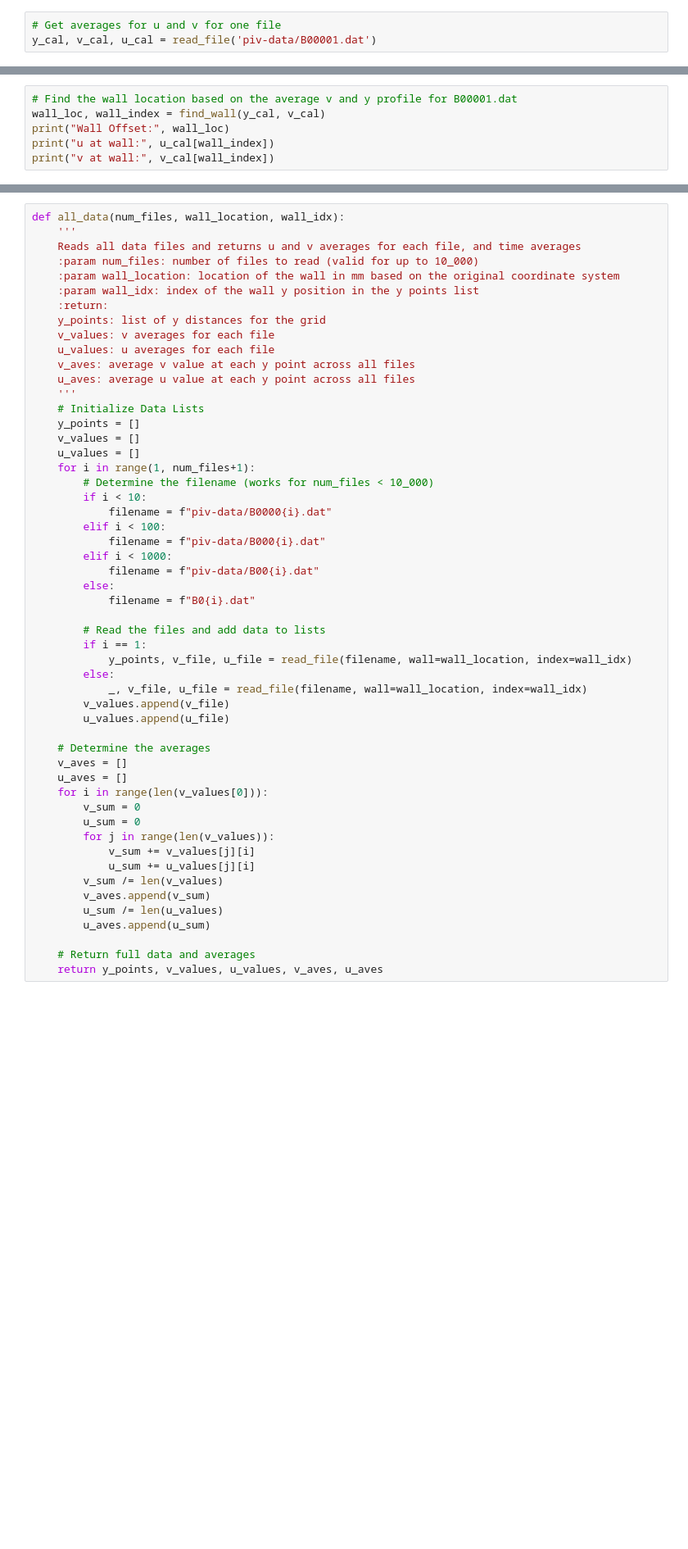
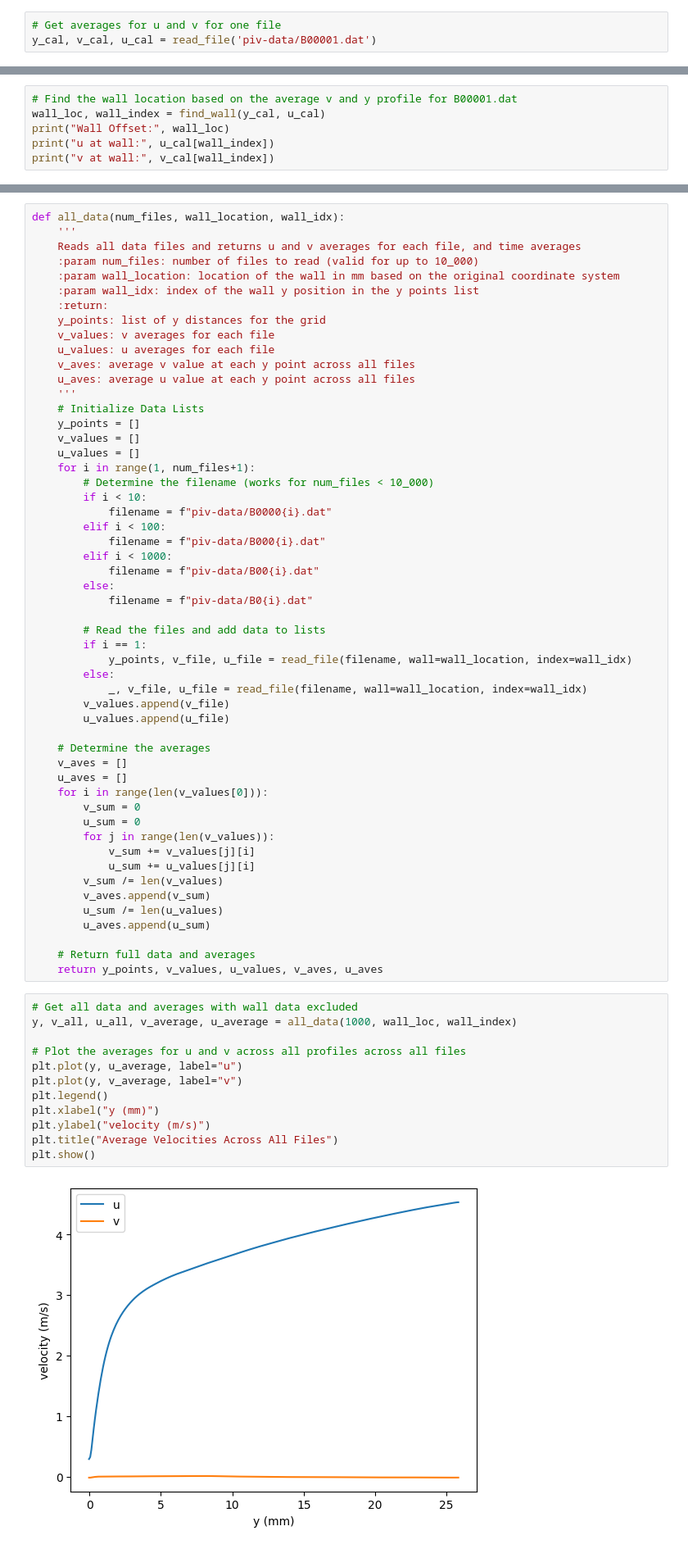
Before and after one commit to Jagardiner97/Boundary-Layers, a Jupyter notebook: Boundary Layers/BL Final Project/turbulent-characterization.ipynb, the cells around one changed output, grey strips where cells are left out. Shown: that part at 82% size. Saved outputs shown, nothing was run; the diff lists cells and outputs as text; blank space fills up the shorter version.

Commit message:
ran all data averaging and updated plots

```diff
--- a/Boundary Layers/BL Final Project/turbulent-characterization.ipynb
+++ b/Boundary Layers/BL Final Project/turbulent-characterization.ipynb
@@ -124,7 +125,7 @@ def find_wall(y_values, v_values):
     return y_values[min_index], min_index
 # %%
 # Find the wall location based on the average v and y profile for B00001.dat
-wall_loc, wall_index = find_wall(y_cal, v_cal)
+wall_loc, wall_index = find_wall(y_cal, u_cal)
 print("Wall Offset:", wall_loc)
 print("u at wall:", u_cal[wall_index])
 print("v at wall:", v_cal[wall_index])
@@ -159,7 +160,7 @@ def all_data(num_files, wall_location, wall_idx):
         elif i < 1000:
             filename = f"piv-data/B00{i}.dat"
         else:
-            filename = f"B0{i}.dat"
+            filename = f"piv-data/B0{i}.dat"
 
         # Read the files and add data to lists
         if i == 1:
@@ -185,3 +186,17 @@ def all_data(num_files, wall_location, wall_idx):
 
     # Return full data and averages
     return y_points, v_values, u_values, v_aves, u_aves
+# %%
+# Get all data and averages with wall data excluded
+y, v_all, u_all, v_average, u_average = all_data(1000, wall_loc, wall_index)
+
+# Plot the averages for u and v across all profiles across all files
+plt.plot(y, u_average, label="u")
+plt.plot(y, v_average, label="v")
+plt.legend()
+plt.xlabel("y (mm)")
+plt.ylabel("velocity (m/s)")
+plt.title("Average Velocities Across All Files")
+plt.show()
+# %% [output]
+[figure, added]
```
Also changed, not shown: parts of 2 cells of this notebook.
